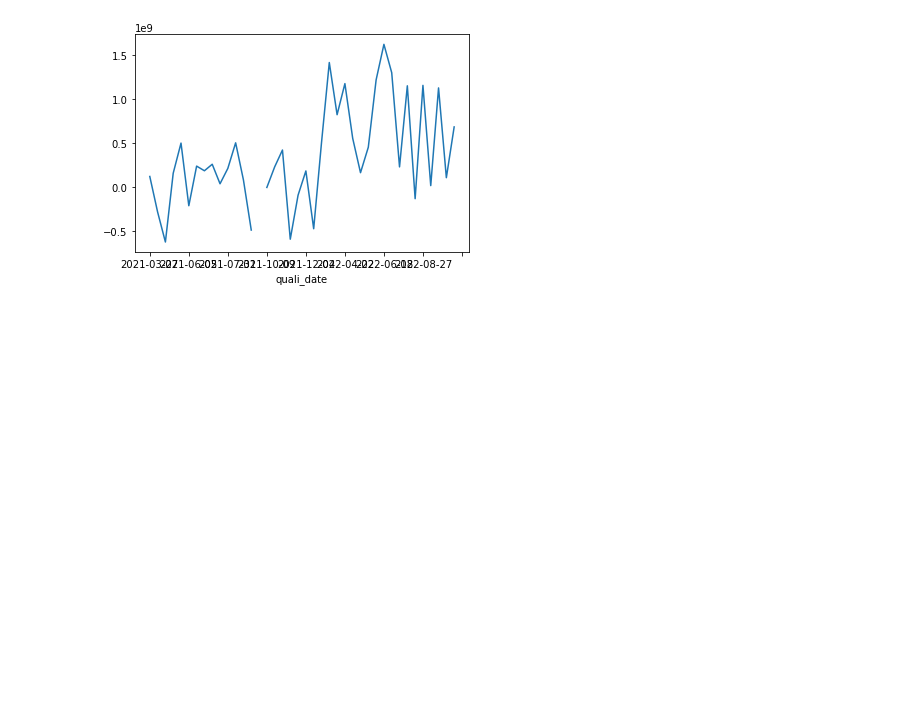
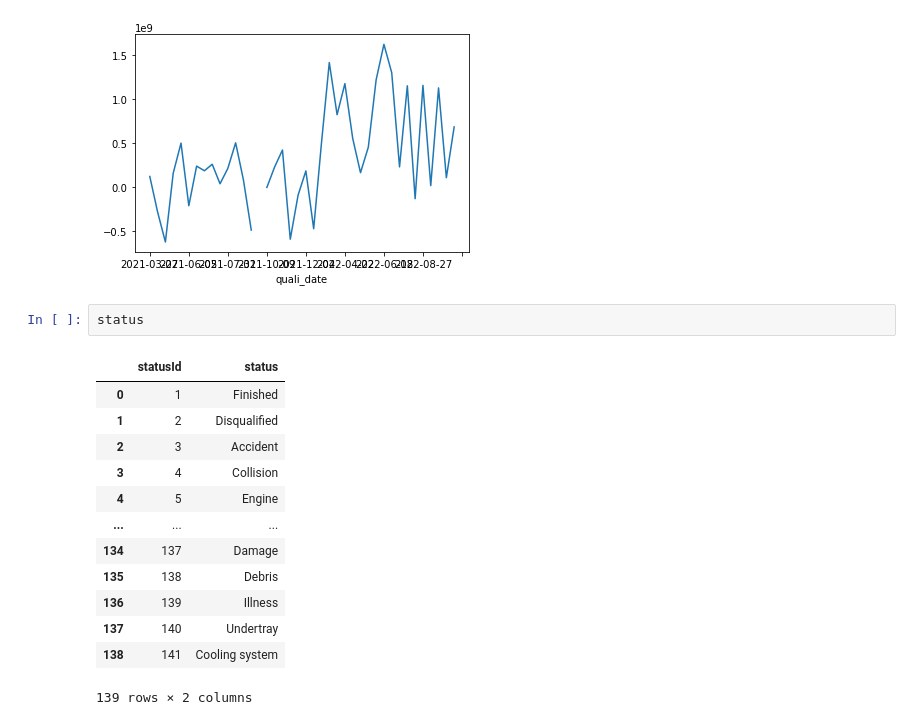
Before and after one commit to joethequant/formula_one, a Jupyter notebook: notebooks/join_data.ipynb, the cells around one changed output. Drawn from its saved outputs; the diff is of its cells as text; blank space fills up the shorter version.

```diff
--- a/notebooks/join_data.ipynb
+++ b/notebooks/join_data.ipynb
@@ -189,3 +188,19 @@ qualifying_joined_multi_index['q1'][['hamilton', 'max_verstappen']].plot()
 # %% [output]
 <AxesSubplot:xlabel='quali_date'>
 [figure]
+# %%
+status
+# %% [output]
+|  | statusId | status |
+| 0 | 1 | Finished |
+| 1 | 2 | Disqualified |
+| 2 | 3 | Accident |
+| 3 | 4 | Collision |
+| 4 | 5 | Engine |
+| ... | ... | ... |
+| 134 | 137 | Damage |
+| 135 | 138 | Debris |
+| 136 | 139 | Illness |
+| 137 | 140 | Undertray |
+| 138 | 141 | Cooling system |
+139 rows × 2 columns
```
Also changed, not shown: parts of 2 cells of this notebook, 2 other files.
